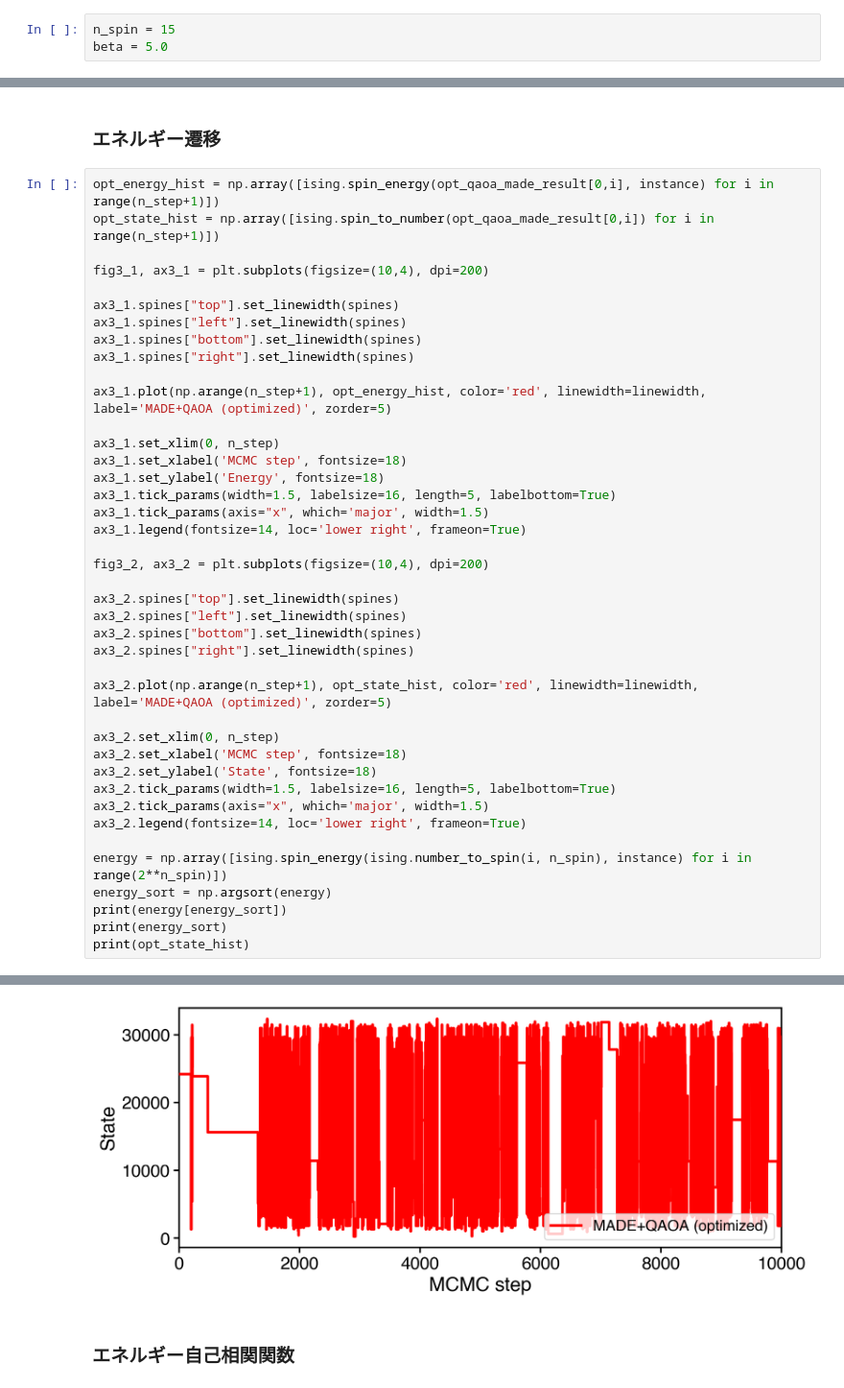
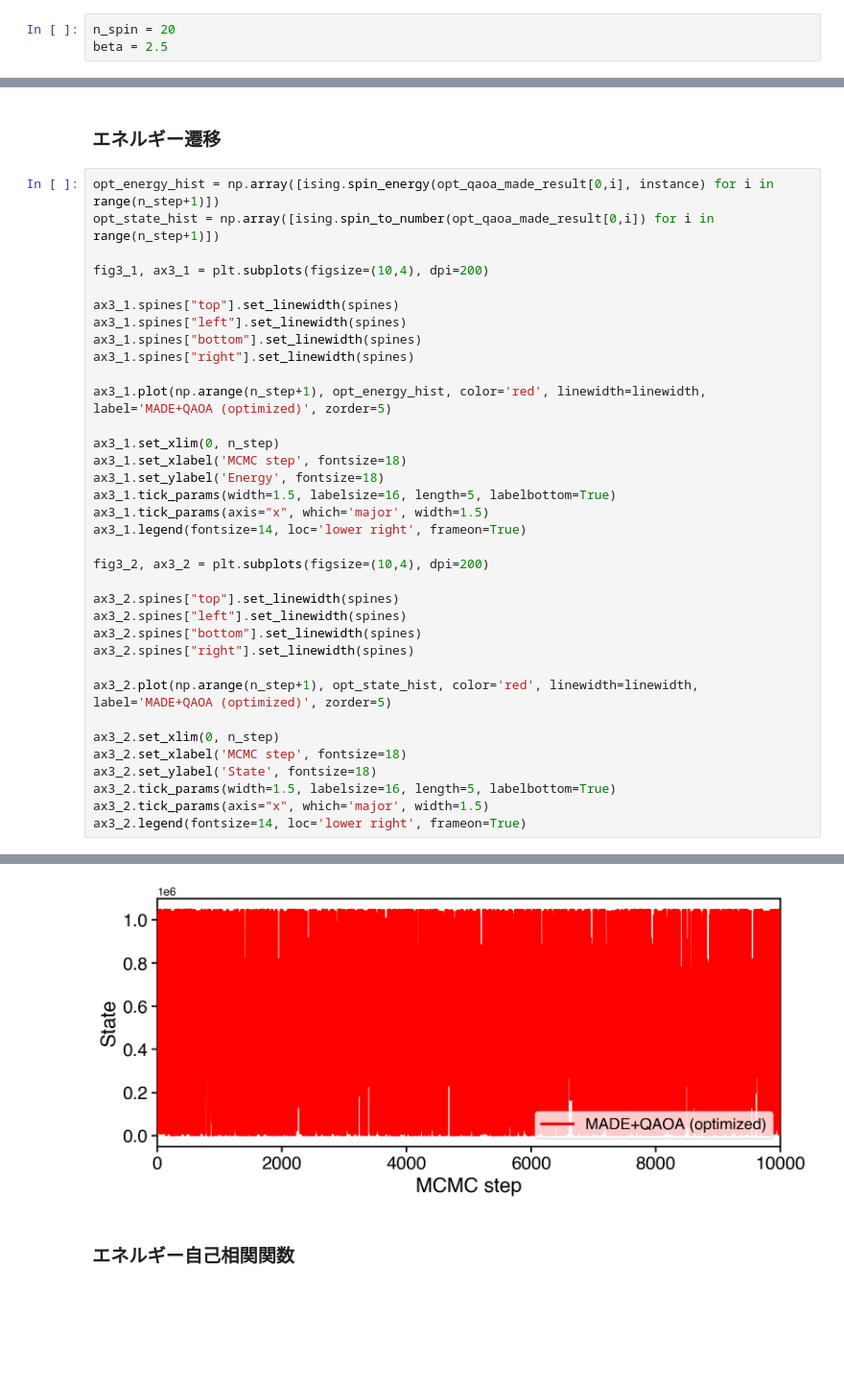
Before and after one commit to yuichiro-nakano/data_for_qaoa-made-mcmc, a Jupyter notebook: figure/make_fig.ipynb, the cells around one changed output, grey strips where cells are left out. Shown at 96% size. Cells and saved outputs as stored; diff of their text form; blank space fills up the shorter version.

Commit message:
draw graph

```diff
--- a/figure/make_fig.ipynb
+++ b/figure/make_fig.ipynb
@@ -198,8 +198,8 @@ scaling factor(uncertainty) : k = 0.818+/-0.022
 # %% [markdown]
 ### 定数
 # %%
-n_spin = 15
-beta = 5.0
+n_spin = 20
+beta = 2.5
 # %% [markdown]
 ### データのロード
 # %%
@@ -356,10 +356,4 @@ ax3_2.set_ylabel('State', fontsize=18)
 ax3_2.tick_params(width=1.5, labelsize=16, length=5, labelbottom=True)
 ax3_2.tick_params(axis="x", which='major', width=1.5)
 ax3_2.legend(fontsize=14, loc='lower right', frameon=True)
-
-energy = np.array([ising.spin_energy(ising.number_to_spin(i, n_spin), instance) for i in range(2**n_spin)])
-energy_sort = np.argsort(energy)
-print(energy[energy_sort])
-print(energy_sort)
-print(opt_state_hist)
 # %% [output]
@@ -371,4 +362,4 @@ print(opt_state_hist)
-[figure, old version]
+[figure, new version]
 # %% [markdown]
 ### エネルギー自己相関関数
 # %%
```
Also changed, not shown: parts of 5 cells of this notebook.
